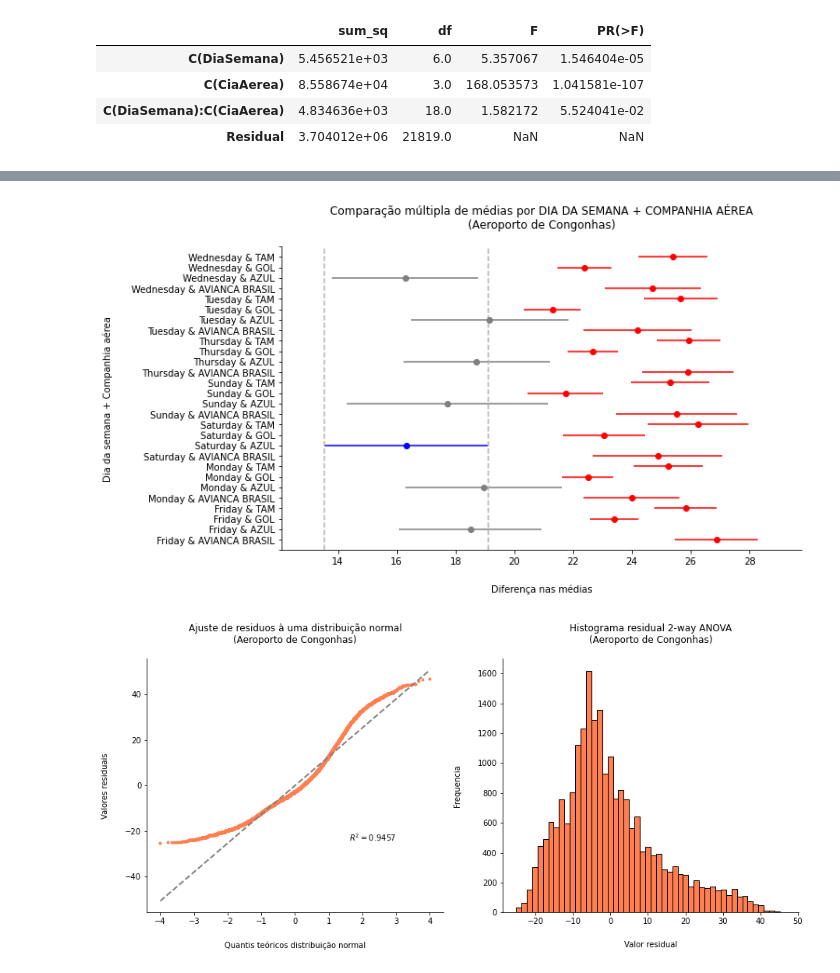
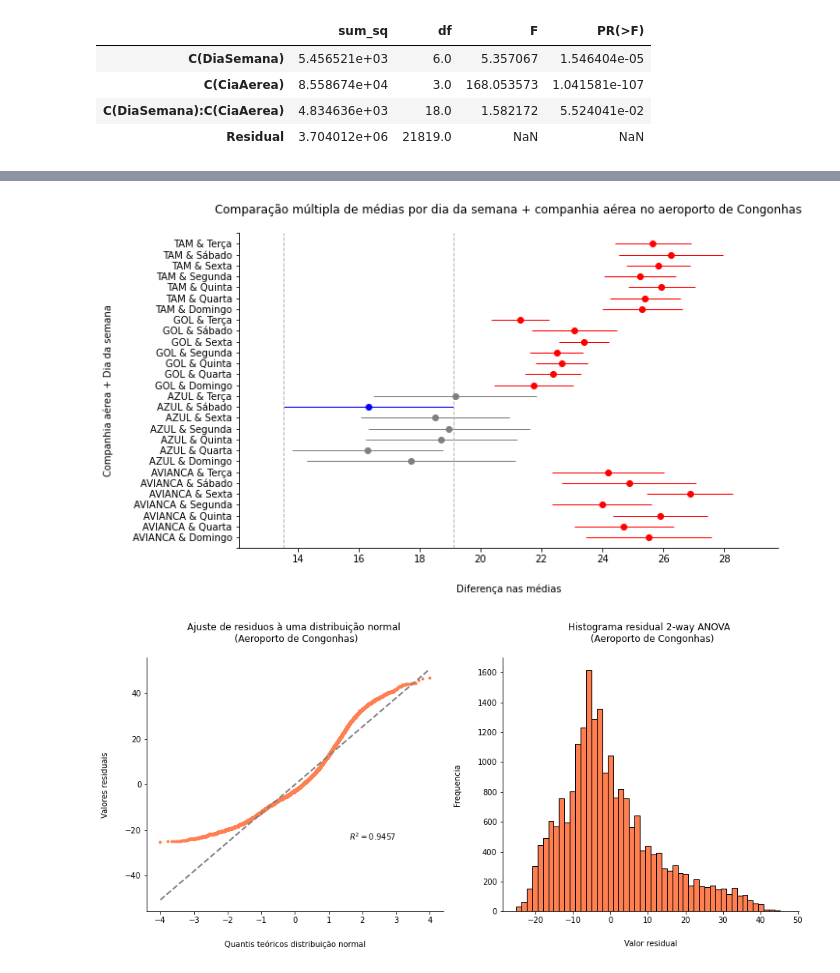
Before and after one commit to vinismachadoo/aviacao-civil-brasil, a Jupyter notebook: controle_estatistico_voos.ipynb, the cells around one changed output, grey strips where cells are left out. Saved outputs shown, nothing was run; the diff lists cells and outputs as text; code cells hidden in the pictures.

```diff
--- a/controle_estatistico_voos.ipynb
+++ b/controle_estatistico_voos.ipynb
@@ -363,11 +429,12 @@ plt.show()
 # %%
 #Média de atraso por dia da semana e por companhia aerea com intervalo de confiança de 95%
+sns.set_context(rc = {'lines.linewidth': 1})
 sns.pointplot(x='DiaSemana', y='Atraso', data=voos_bsb, hue='CiaAerea', palette='Set2_r',
-              ci=95, capsize=.1, markers=["o", "x", "s", "+"], dodge=0.5, order=['Monday', 'Tuesday','Wednesday','Thursday','Friday','Saturday','Sunday'])
-plt.title('Minutos de atraso por COMPANHIA AÉREA E DIA DA SEMANA\n(Aeroporto Presidente Juscelino Kubitschek)', pad=20, fontsize=12, color='black')
+              ci=95, capsize=.1, markers=["o", "x", "s", "+"], dodge=0.5)
+plt.title('Minutos de atraso por companhia aérea e dia da semana\n (Aeroporto Presidente Juscelino Kubitschek)', pad=20, fontsize=12, color='black')
 sns.despine()
 plt.xticks(rotation=45)
-plt.xlabel('Dia da semana', labelpad=20)
+plt.xlabel('Dias da semana', labelpad=20)
 plt.ylabel('Média de atraso', labelpad=20)
 plt.legend()
 plt.show()
@@ -520,11 +612,12 @@ plt.show()
 # %%
 #Média de atraso por dia da semana e por companhia aerea com intervalo de confiança de 95%
+sns.set_context(rc = {'lines.linewidth': 1})
 sns.pointplot(x='DiaSemana', y='Atraso', data=voos_sdu, hue='CiaAerea', palette='Set2_r',
-              ci=95, capsize=.1, markers=["o", "x", "s", "+"], dodge=0.5, order=['Monday', 'Tuesday','Wednesday','Thursday','Friday','Saturday','Sunday'])
-plt.title('Minutos de atraso por COMPANHIA AÉREA E DIA DA SEMANA\n(Aeroporto Santos Dumont)', pad=20, fontsize=12, color='black')
+              ci=95, capsize=.1, markers=["o", "x", "s", "+"], dodge=0.5, order=dias_da_semana_pt)
+plt.title('Minutos de atraso por companhia aérea e dia da semana\n no aeroporto Santos Dumont', pad=20)
 sns.despine()
 plt.xticks(rotation=45)
-plt.xlabel('Dia da semana', labelpad=20)
+plt.xlabel('Dias da semana', labelpad=20)
 plt.ylabel('Média de atraso', labelpad=20)
 plt.legend()
 plt.show()
@@ -678,11 +791,12 @@ plt.show()
 # %%
 #Média de atraso por dia da semana e por companhia aerea com intervalo de confiança de 95%
+sns.set_context(rc = {'lines.linewidth': 1})
 sns.pointplot(x='DiaSemana', y='Atraso', data=voos_cgh, hue='CiaAerea', palette='Set2_r', title='Atraso por CiaAerea e DiaSemana',
-              ci=95, capsize=.1, markers=["o", "x", "s", "+"], dodge=0.5, order=['Monday', 'Tuesday','Wednesday','Thursday','Friday','Saturday','Sunday'])
-plt.title('Minutos de atraso por COMPANHIA AÉREA E DIA DA SEMANA\n(Aeroporto de Congonhas)', pad=20, fontsize=12, color='black')
+              ci=95, capsize=.1, markers=["o", "x", "s", "+"], dodge=0.5, order=dias_da_semana_pt)
+plt.title('Minutos de atraso por companhia aérea e dia da semana\n no aeroporto de Congonhas', pad=20)
 sns.despine()
 plt.xticks(rotation=45)
-plt.xlabel('Dia da semana', labelpad=20)
+plt.xlabel('Dias da semana', labelpad=20)
 plt.ylabel('Média de atraso', labelpad=20)
 plt.legend(loc='lower right')
 plt.show()
@@ -759,6 +873,6 @@ plt.show()
 # %%
 #Diferenca entre os pares de interação Dia Semana + Cia Aerea (reject == True tem diferença significativa)
-interaction_groups_cgh = voos_cgh['DiaSemana'] + ' & ' + voos_cgh['CiaAerea']
+interaction_groups_cgh = voos_cgh['CiaAerea'] + ' & ' + voos_cgh['DiaSemana'].astype('object')
 mc_interacao_cia_aerea_dia_da_semana_cgh = sm.stats.multicomp.MultiComparison(voos_cgh['Atraso'], interaction_groups_cgh).tukeyhsd()
 print(mc_interacao_cia_aerea_dia_da_semana_cgh)
 # %% [output]
@@ -782,13 +896,13 @@ print(mc_interacao_cia_aerea_dia_da_semana_cgh)
 # %%
 #A melhor média encontra-se destacada das demais
-mc_interacao_cia_aerea_dia_da_semana_cgh.plot_simultaneous(comparison_name='Saturday & AZUL')
-plt.title('Comparação múltipla de médias por DIA DA SEMANA + COMPANHIA AÉREA\n(Aeroporto de Congonhas)', pad=20, fontsize=12, color='black')
+mc_interacao_cia_aerea_dia_da_semana_cgh.plot_simultaneous(comparison_name='AZUL & Sábado')
+plt.title('Comparação múltipla de médias por dia da semana + companhia aérea no aeroporto de Congonhas', pad=20)
 sns.despine()
 plt.xlabel('Diferença nas médias', labelpad=20)
-plt.ylabel('Dia da semana + Companhia aérea', labelpad=20)
+plt.ylabel('Companhia aérea + Dia da semana', labelpad=20)
 plt.show()
 # %% [output]
-[figure, old version]
+[figure, new version]
 # %%
 fig, (ax1, ax2) = plt.subplots(1,2, figsize=(15,6))
 stats.probplot(model_cgh.resid, plot=ax1, rvalue=True)
```
Also changed, not shown: parts of 47 cells of this notebook.
